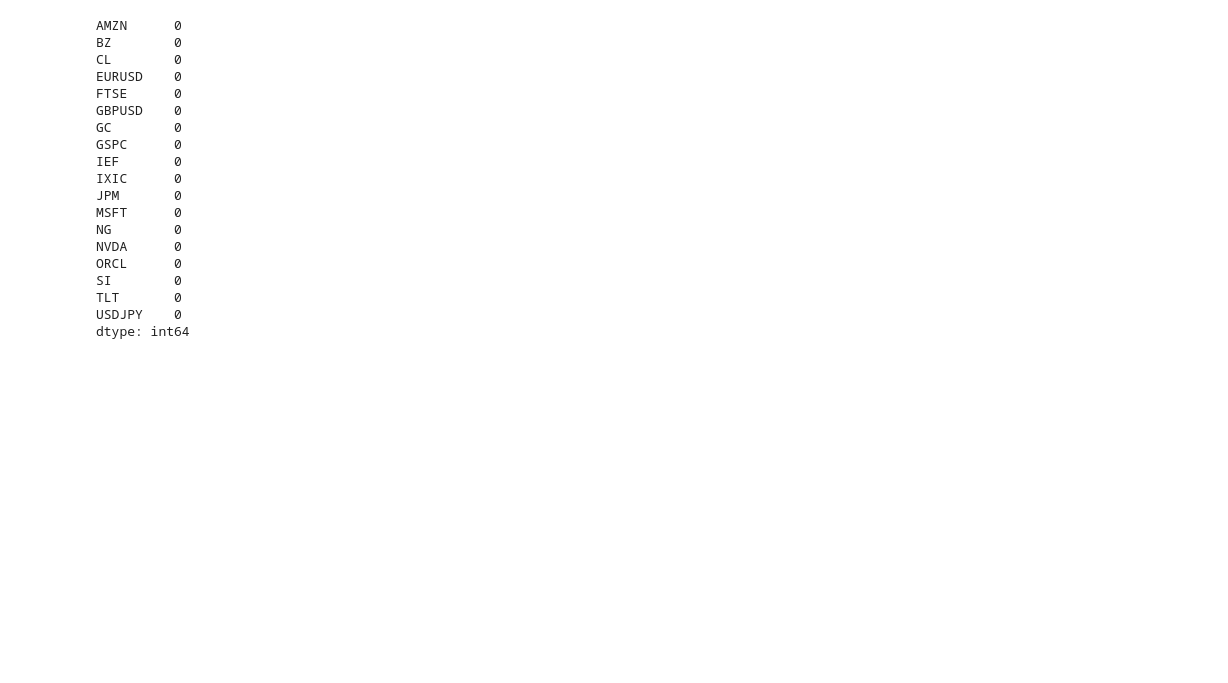
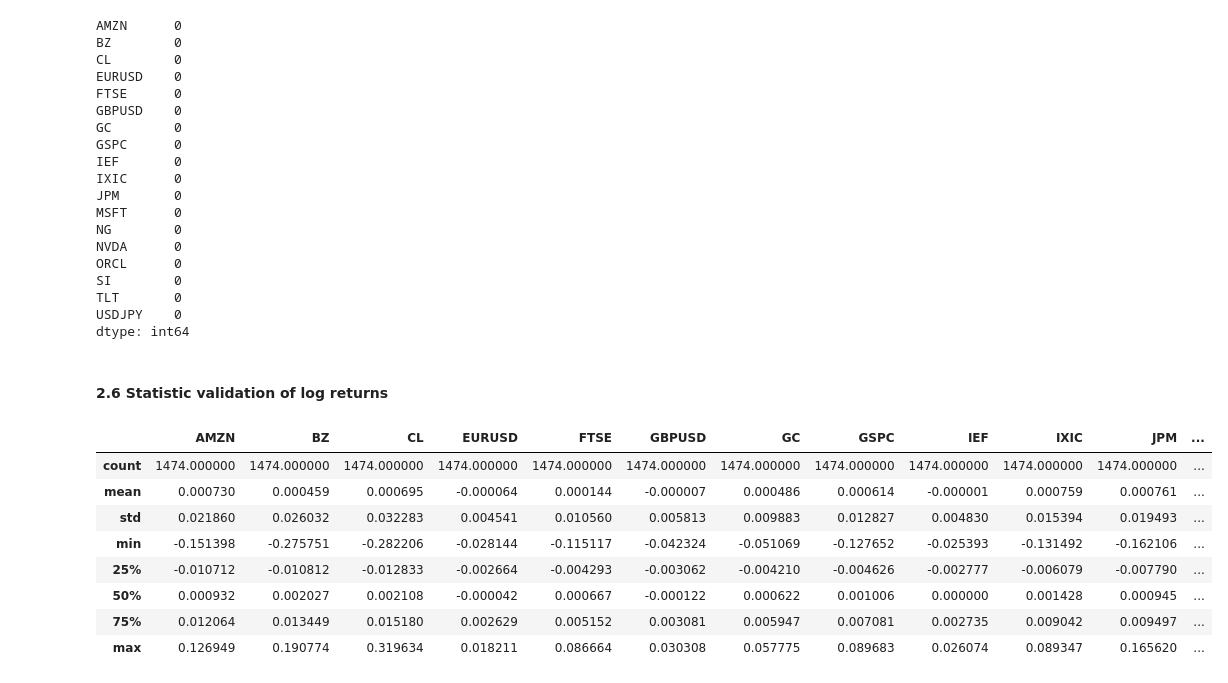
Before and after one commit to jamesafh99/finance-project, a Jupyter notebook: notebooks/02_portfolio_construction.ipynb, the cells around one changed output. Saved outputs shown, nothing was run; the diff lists cells and outputs as text; code cells hidden in the pictures; blank space fills up the shorter version.

Commit message:
analysis: added basic log-returns descriptive stats and markdown title

```diff
--- a/notebooks/02_portfolio_construction.ipynb
+++ b/notebooks/02_portfolio_construction.ipynb
@@ -119,3 +119,17 @@ SI        0
 TLT       0
 USDJPY    0
 dtype: int64
+# %% [markdown]
+#### **2.6 Statistic validation of log returns**
+# %%
+log_returns.describe()
+# %% [output]
+|  | AMZN | BZ | CL | EURUSD | FTSE | GBPUSD | GC | GSPC | IEF | IXIC | JPM | ... |
+| count | 1474.000000 | 1474.000000 | 1474.000000 | 1474.000000 | 1474.000000 | 1474.000000 | 1474.000000 | 1474.000000 | 1474.000000 | 1474.000000 | 1474.000000 | ... |
+| mean | 0.000730 | 0.000459 | 0.000695 | -0.000064 | 0.000144 | -0.000007 | 0.000486 | 0.000614 | -0.000001 | 0.000759 | 0.000761 | ... |
+| std | 0.021860 | 0.026032 | 0.032283 | 0.004541 | 0.010560 | 0.005813 | 0.009883 | 0.012827 | 0.004830 | 0.015394 | 0.019493 | ... |
+| min | -0.151398 | -0.275751 | -0.282206 | -0.028144 | -0.115117 | -0.042324 | -0.051069 | -0.127652 | -0.025393 | -0.131492 | -0.162106 | ... |
+| 25% | -0.010712 | -0.010812 | -0.012833 | -0.002664 | -0.004293 | -0.003062 | -0.004210 | -0.004626 | -0.002777 | -0.006079 | -0.007790 | ... |
+| 50% | 0.000932 | 0.002027 | 0.002108 | -0.000042 | 0.000667 | -0.000122 | 0.000622 | 0.001006 | 0.000000 | 0.001428 | 0.000945 | ... |
+| 75% | 0.012064 | 0.013449 | 0.015180 | 0.002629 | 0.005152 | 0.003081 | 0.005947 | 0.007081 | 0.002735 | 0.009042 | 0.009497 | ... |
+| max | 0.126949 | 0.190774 | 0.319634 | 0.018211 | 0.086664 | 0.030308 | 0.057775 | 0.089683 | 0.026074 | 0.089347 | 0.165620 | ... |
```
